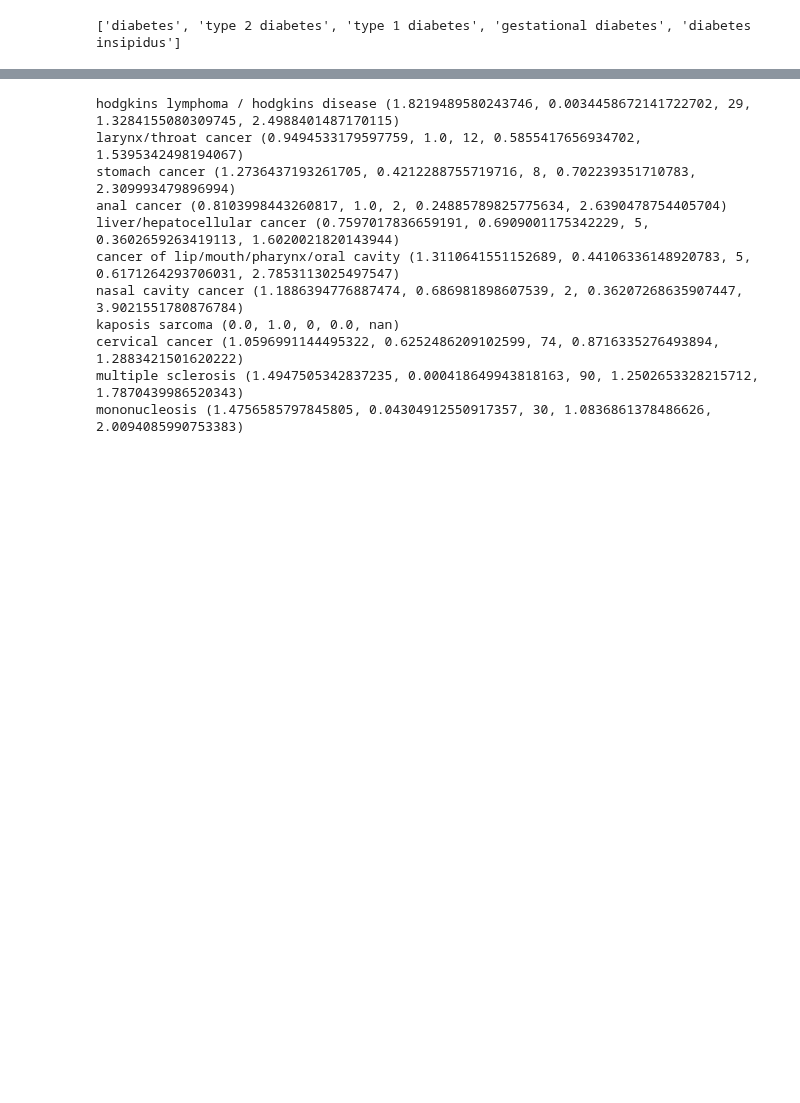
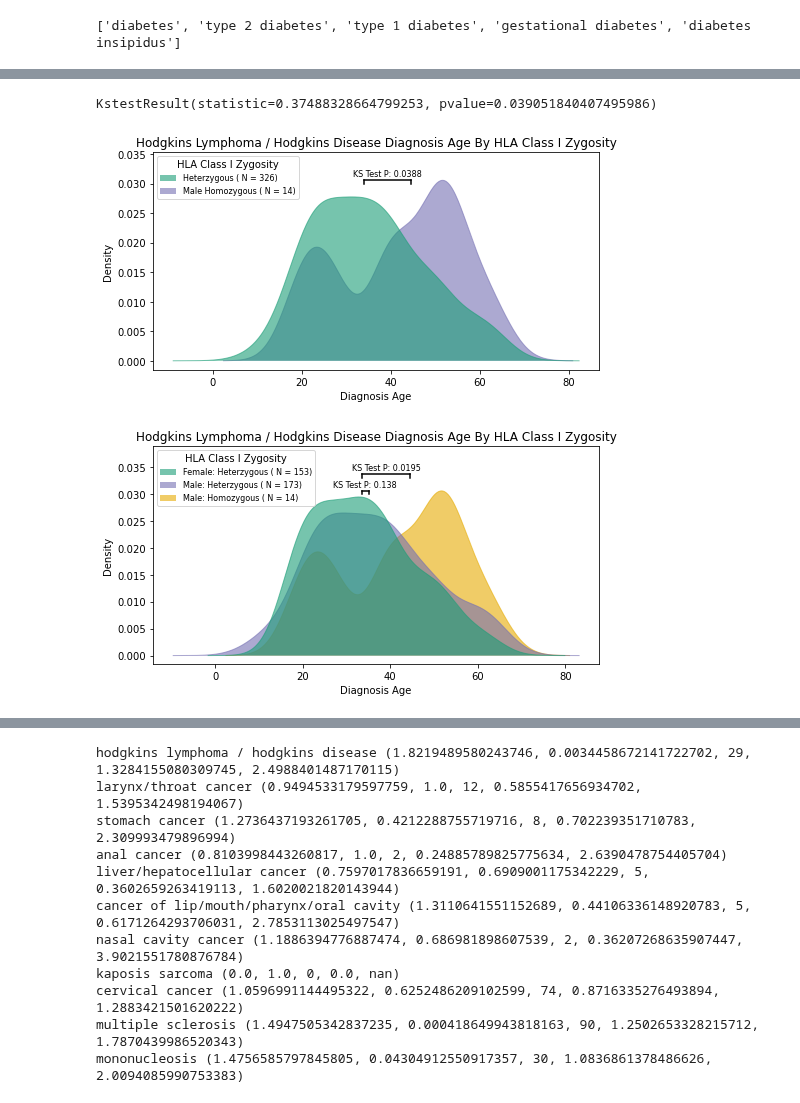
Before and after one commit to cole-khamnei/HLA_genotyping_associations, a Jupyter notebook: notebooks/allele_specific_associations.ipynb, the cells around one changed output, grey strips where cells are left out. Cells and saved outputs as stored; diff of their text form; code cells hidden in the pictures; blank space fills up the shorter version.

```diff
--- a/notebooks/allele_specific_associations.ipynb
+++ b/notebooks/allele_specific_associations.ipynb
@@ -464,0 +194,50 @@ if illness != "cervical cancer":
+# %%
+index = illness_values & no_mid_zyg & ((sex == "Female") & (z == 0))
+# %%
+print(stats.ks_2samp(illness_dx_ages[index], illness_dx_ages[index_2]))
+# %% [output]
+KstestResult(statistic=0.37488328664799253, pvalue=0.039051840407495986)
+# %%
+def diagnosis_age_plot(data, illness, feature, variable, index = None, ax=None,
+                       label_map=None, hue_name=None, alternative="greater", **params):
+    """"""
+    illness_value, illness_dx_ages = get_illness_value_dx_age(data, illness, feature)
+    index = illness_values if index is None else illness_values & index
+
+    hue, variable_name = (data[variable], variable) if isinstance(variable, str) else (variable, "variable")
+    hue = np.vectorize(label_map.get)(hue)[index] if label_map else hue[index]
+    hue_name = to_title(hue_name) if hue_name else to_title(variable_name)
+
+    fig, ax = plt.subplots(figsize=(8, 4)) if ax is None else (None, ax)
+    add_plt_labels(ax, x="Diagnosis Age", y="Density",
+                   title=to_title(f"{illness} Diagnosis Age by {hue_name}"))
+    kde_plot(illness_dx_ages[index], hue=hue, ax=ax, **params)
+    ax.legend(title=hue_name, prop={'size': 8})
+
+
+    illness_dx_ages = illness_dx_ages[index]
+    unique_hues = np.sort(np.unique(hue))
+    for hue_i in unique_hues[1:]:
+        ages_1, ages_i = illness_dx_ages[hue==unique_hues[0]], illness_dx_ages[hue == hue_i]
+        ks_test = stats.ks_2samp(ages_1, ages_i, alternative=alternative)
+        x_start, x_end = np.median(ages_1), np.median(ages_i)
+        y_top = ax.get_ylim()[1] / 1.05
+        ax.plot([x_start, x_end],[y_top] * 2, color="k")
+        ax.plot([x_start, x_start],[y_top * .98, y_top], color="k")
+        ax.plot([x_end, x_end],[y_top * .98, y_top], color="k")
+        ks_text = f"KS Test P: {ks_test.pvalue:.3}"
+        ax.text((x_start + x_end) / 2, y_top * 1.01, ks_text, ha="center", va="bottom", size=8)
+        ax.set_ylim(None, y_top * 1.05 * 1.1)
+# %%
+male, zygosity = biobank_data["sex"] == "Male", biobank_data["zygosity"]
+index = (male & (zygosity == 3)) | (zygosity == 0)
+label_map = {0: "Heterzygous", 3: "Male Homozygous"}
+params = dict(feature="cancer_code", hue_name="HLA Class I Zygosity", palette="custom_dark")
+
+diagnosis_age_plot(biobank_data, hodgkins_label, variable="zygosity", index=index, label_map=label_map, **params)
+
+variable = biobank_data["sex"] + ": " + biobank_data["zygosity"].apply({0: "Heterzygous", 3: "Homozygous"}.get)
+diagnosis_age_plot(biobank_data, hodgkins_label, variable=variable, index=index, **params)
+# %% [output]
+[figure, added]
+[figure, added]
```
Also changed, not shown: parts of 36 cells of this notebook, 8 other files.
